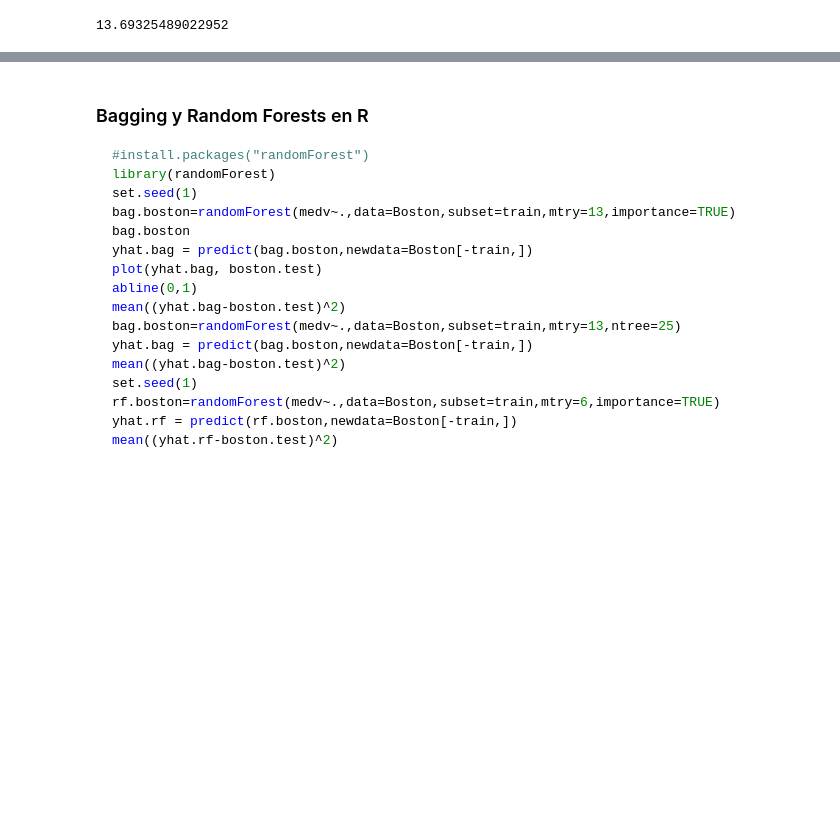
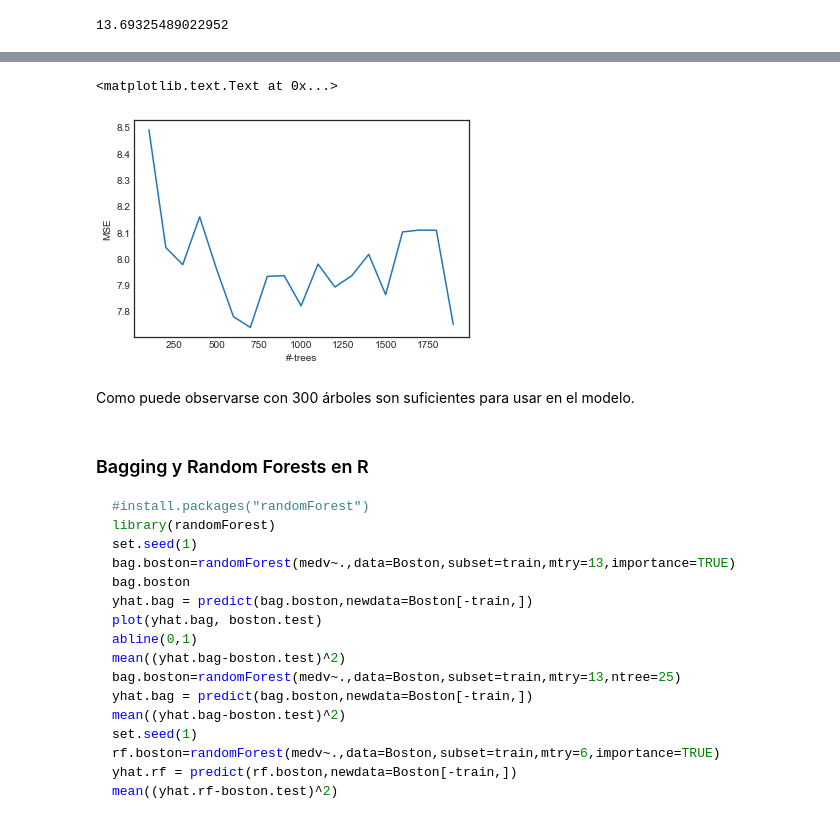
Before and after one commit to egiron/DataScience, a Jupyter notebook: Random Forest.ipynb, the cells around one changed output, grey strips where cells are left out. Cells and saved outputs as stored; diff of their text form; code cells hidden in the pictures; blank space fills up the shorter version.

```diff
--- a/Random Forest.ipynb
+++ b/Random Forest.ipynb
@@ -505,3 +585,19 @@ mean_squared_error(y_test, regr.predict(X_test))
+# %%
+num_trees = range(100, 2000, 100)
+mses = []
+for num_tree in num_trees:
+    reg = GradientBoostingRegressor(n_estimators=num_tree)
+    reg.fit(Xr, yr)
+    ypred = reg.predict(Xt)
+    mses.append(mean_squared_error(yt, ypred))
+plt.plot(num_trees, mses)
+plt.xlabel("#-trees")
+plt.ylabel("MSE")
+# %% [output]
+<matplotlib.text.Text at 0x...>
+[figure, added]
+# %% [markdown]
+Como puede observarse con 300 árboles son suficientes para usar en el modelo.
 # %% [markdown]
 ### Bagging y Random Forests en R
 
```
Also changed, not shown: parts of 8 cells of this notebook, 5 other files.
